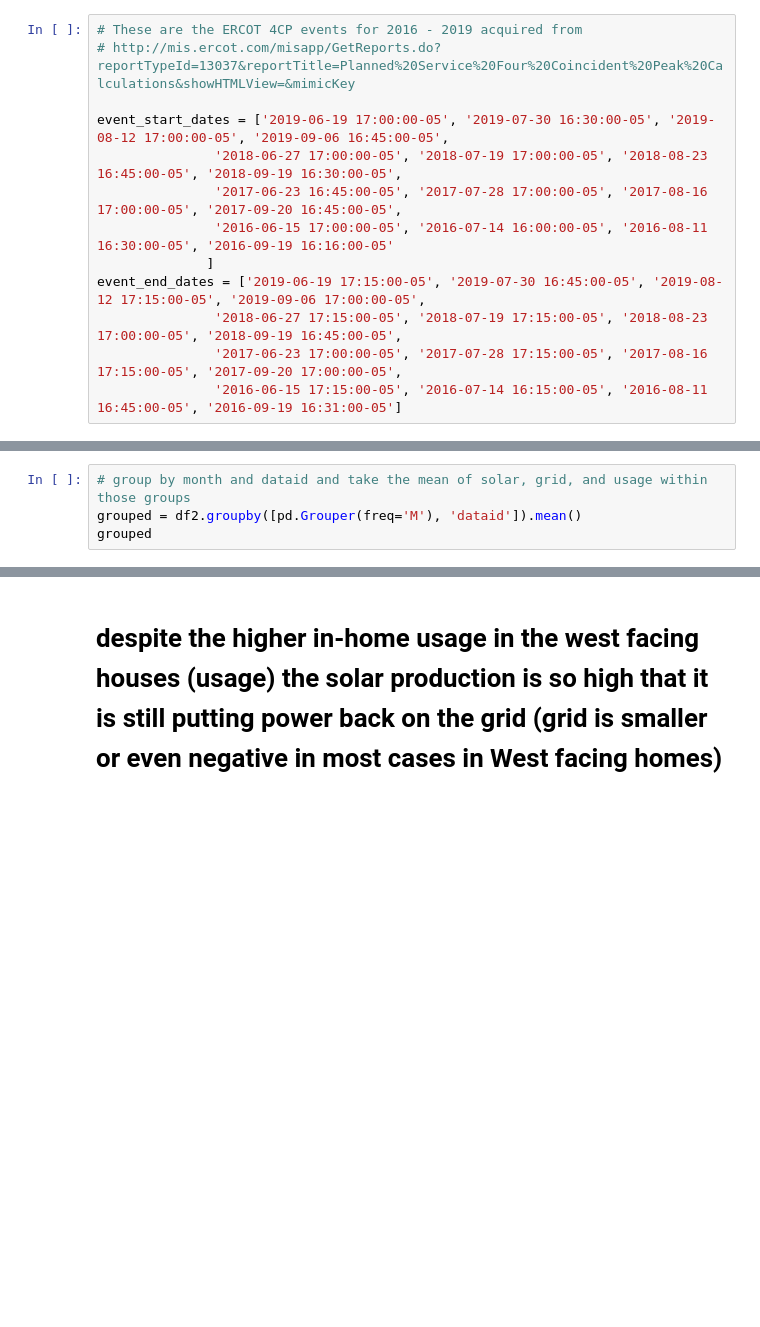
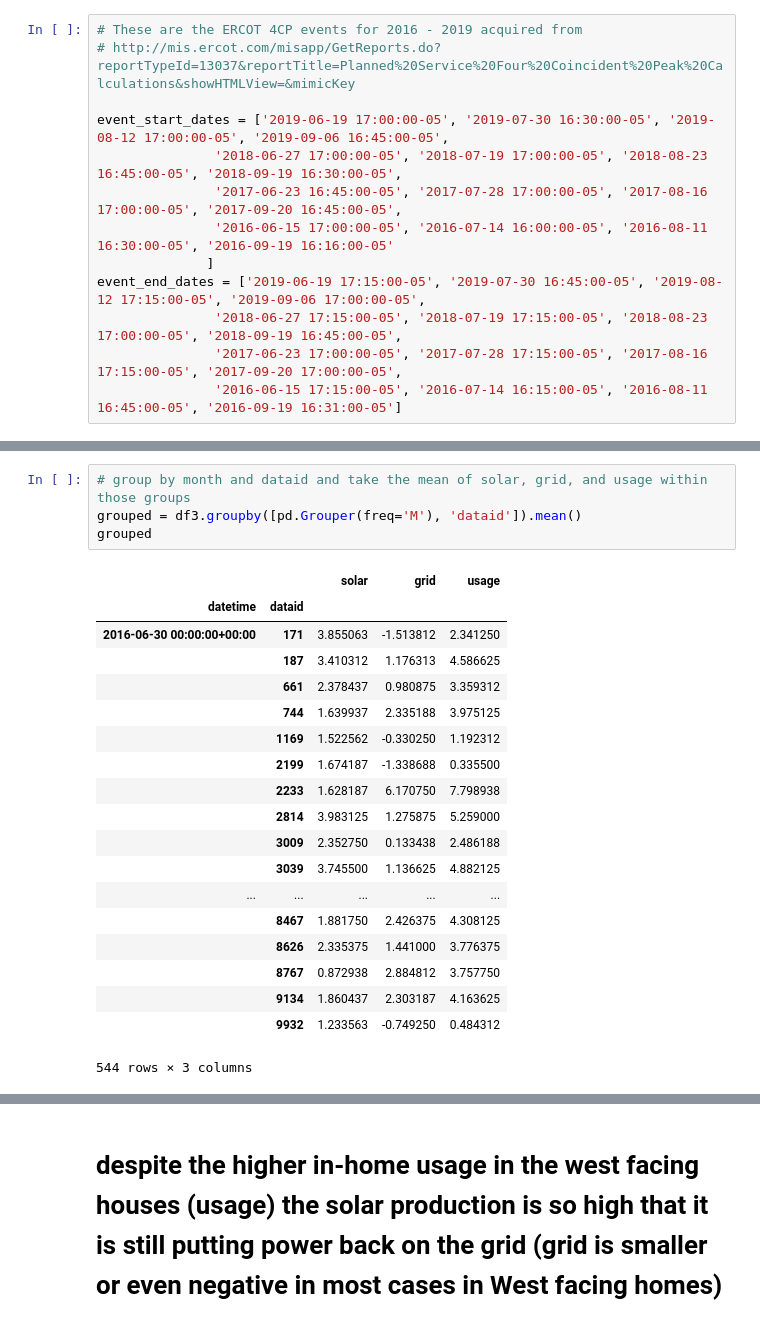
Before and after one commit to Pecan-Street/JupyterHub-Examples, a Jupyter notebook: PV-4CP.ipynb, the cells around one changed output, grey strips where cells are left out. Cells and saved outputs as stored; diff of their text form; blank space fills up the shorter version.

```diff
--- a/PV-4CP.ipynb
+++ b/PV-4CP.ipynb
@@ -109,7 +203,27 @@ df2
 # %%
 # group by month and dataid and take the mean of solar, grid, and usage within those groups
-grouped = df2.groupby([pd.Grouper(freq='M'), 'dataid']).mean()
+grouped = df3.groupby([pd.Grouper(freq='M'), 'dataid']).mean()
 grouped
+# %% [output]
+|  |  | solar | grid | usage |
+| datetime | dataid |  |  |  |
+| 2016-06-30 00:00:00+00:00 | 171 | 3.855063 | -1.513812 | 2.341250 |
+|  | 187 | 3.410312 | 1.176313 | 4.586625 |
+|  | 661 | 2.378437 | 0.980875 | 3.359312 |
+|  | 744 | 1.639937 | 2.335188 | 3.975125 |
+|  | 1169 | 1.522562 | -0.330250 | 1.192312 |
+|  | 2199 | 1.674187 | -1.338688 | 0.335500 |
+|  | 2233 | 1.628187 | 6.170750 | 7.798938 |
+|  | 2814 | 3.983125 | 1.275875 | 5.259000 |
+|  | 3009 | 2.352750 | 0.133438 | 2.486188 |
+|  | 3039 | 3.745500 | 1.136625 | 4.882125 |
+| ... | ... | ... | ... | ... |
+|  | 8467 | 1.881750 | 2.426375 | 4.308125 |
+|  | 8626 | 2.335375 | 1.441000 | 3.776375 |
+|  | 8767 | 0.872938 | 2.884812 | 3.757750 |
+|  | 9134 | 1.860437 | 2.303187 | 4.163625 |
+|  | 9932 | 1.233563 | -0.749250 | 0.484312 |
+544 rows × 3 columns
 # %%
 # map pv direction onto dataids with a merge after resetting the index
 grouped = grouped.reset_index()
```
Also changed, not shown: parts of 14 cells of this notebook.
